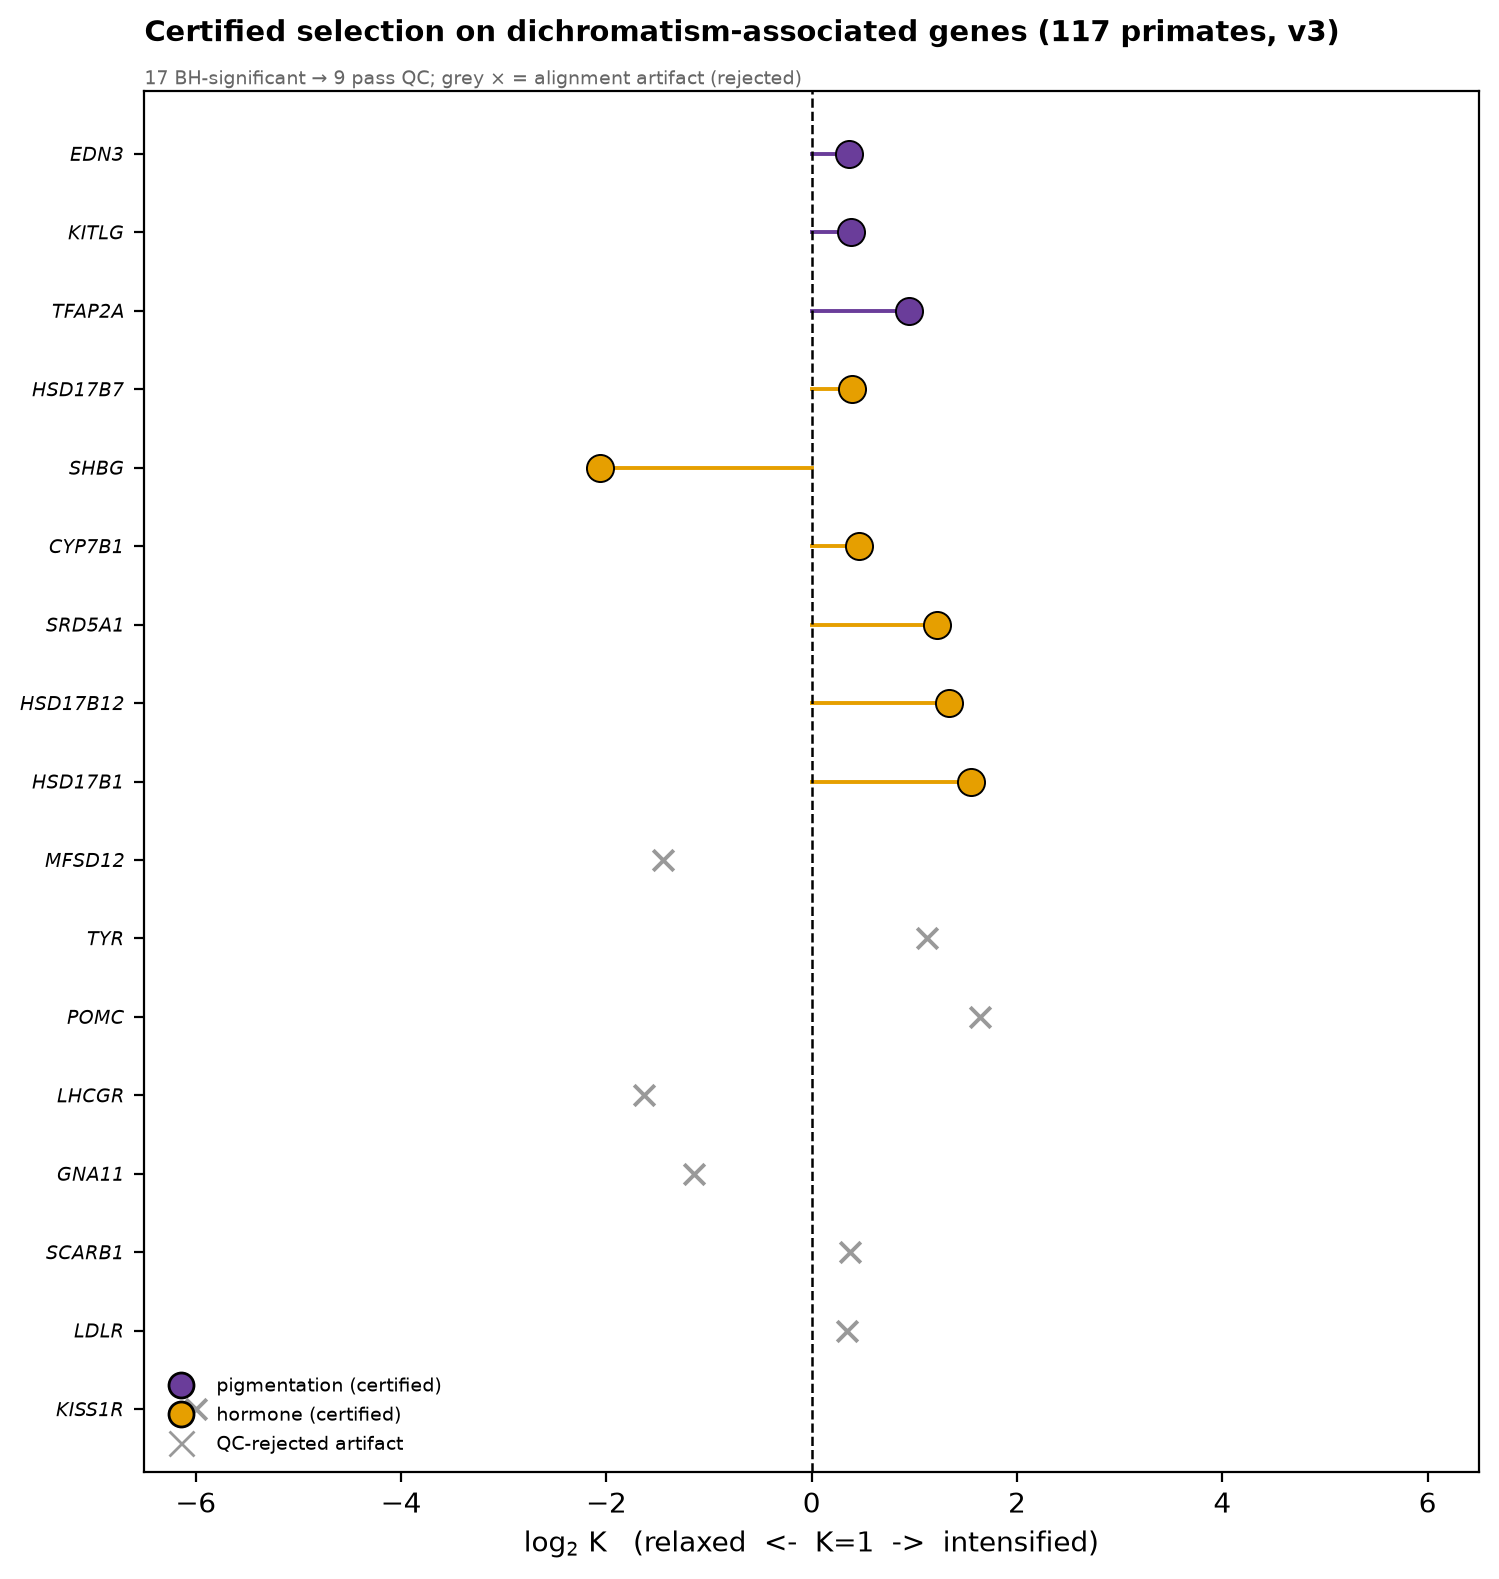
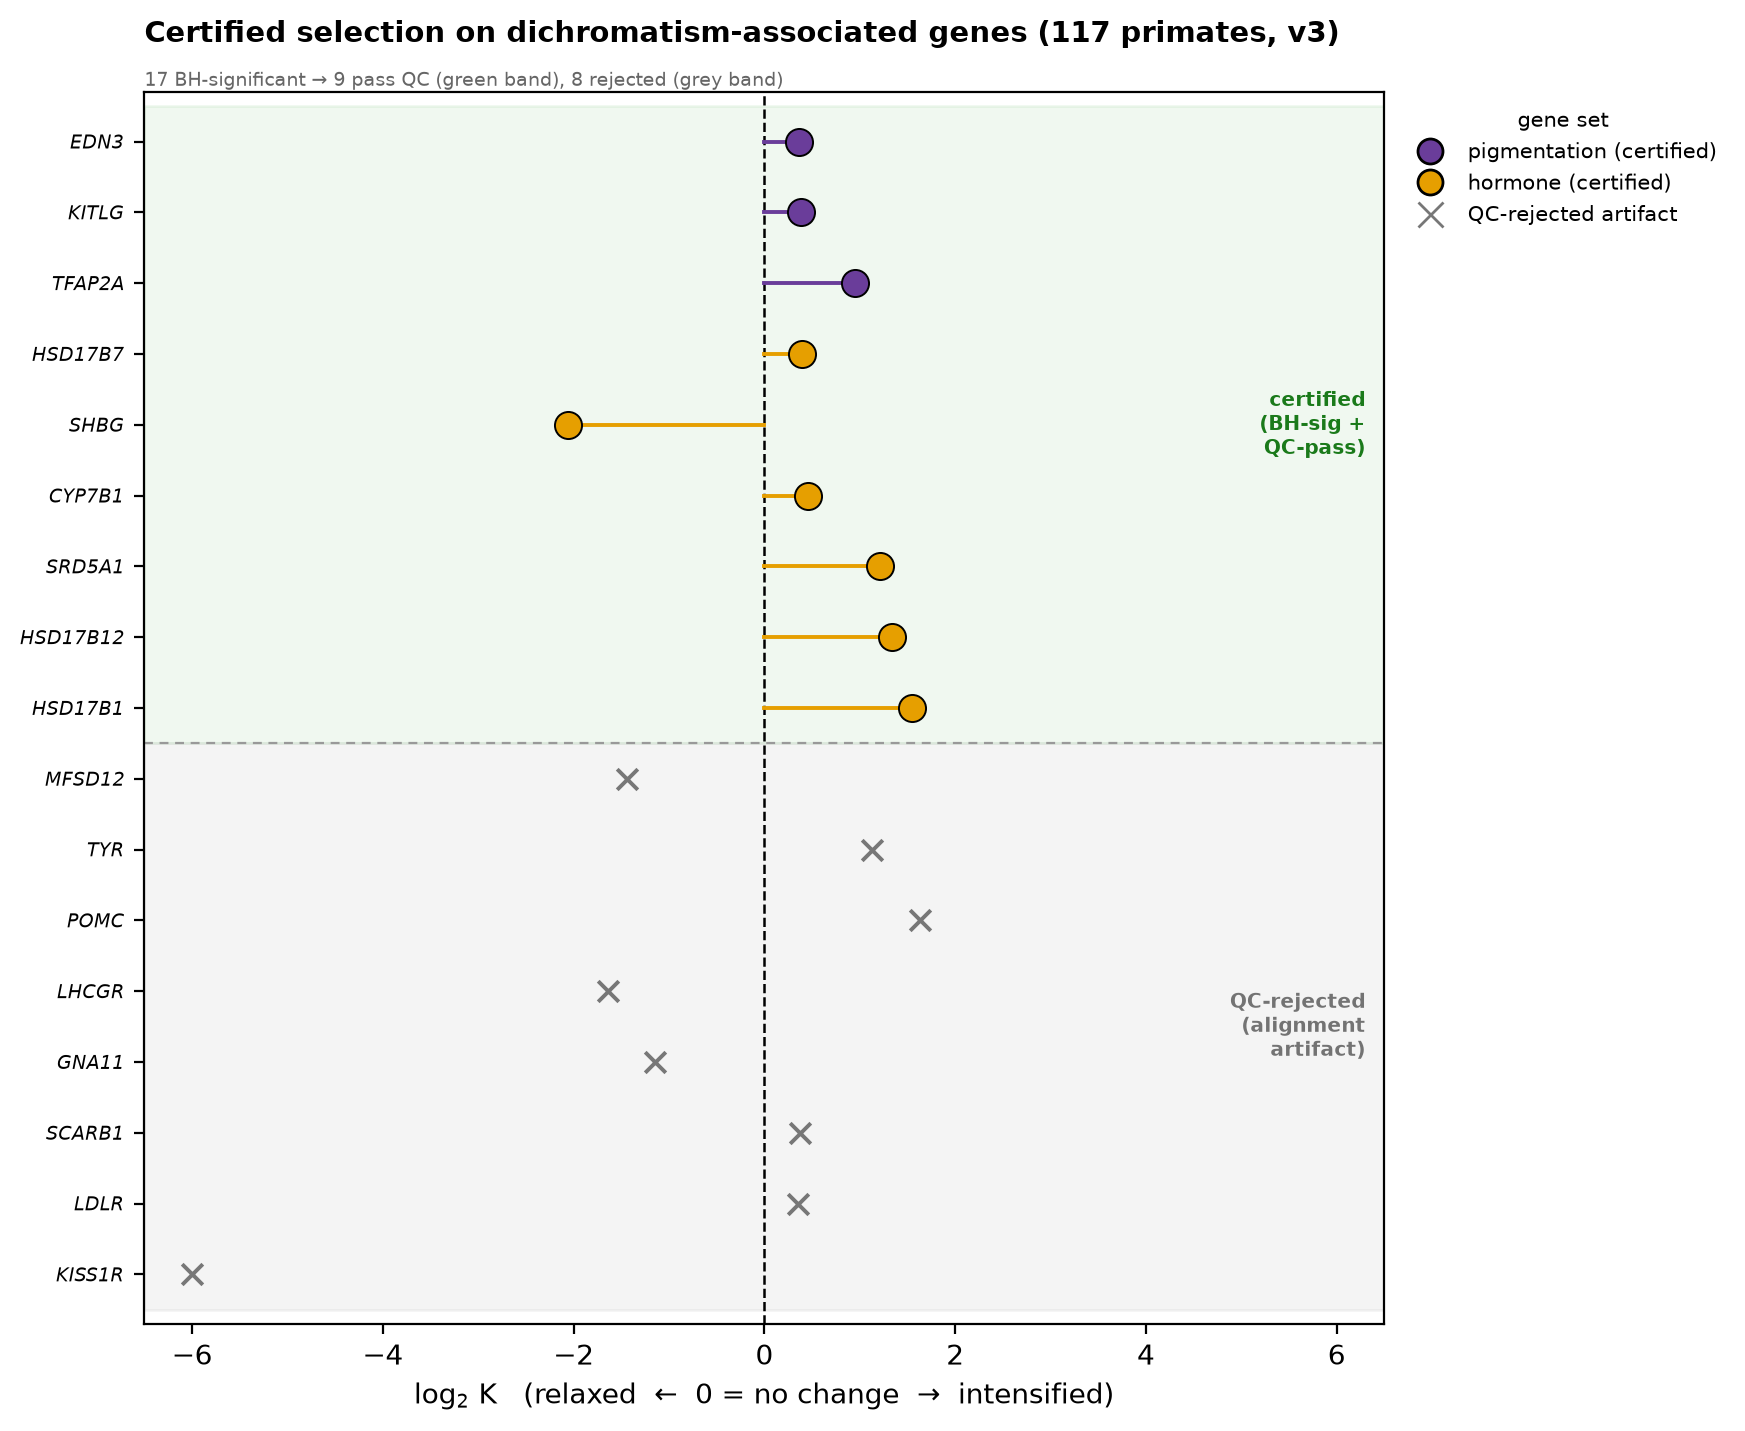
The change to this notebook cell's code, shown as a diff; its figure went from the first image to the second:
--- before
+++ after
@@ -1,3 +1,3 @@
-fig, ax = plt.subplots(figsize=(7.6, 8))
+fig, ax = plt.subplots(figsize=(8.0, 8))
 PIG, HOR = "#6A3D9A", "#E69F00"   # purple / orange — NOT red/blue (which mean K-direction elsewhere)
 d = sig.copy().reset_index(drop=True)
@@ -5,19 +5,33 @@
 d = d.sort_values(["certified","set","p_BH"], ascending=[True,True,True]).reset_index(drop=True)
 y = np.arange(len(d))
+n_cert = int(d.certified.sum()); n_rej = len(d) - n_cert
+bnd = n_rej - 0.5   # boundary between the QC-rejected block (below) and certified block (above)
+
+# --- background bands: certified block (green tint) vs QC-rejected block (grey tint) ---
+ax.axhspan(bnd, len(d)-0.5, color="#2ca02c", alpha=0.07, zorder=0)
+ax.axhspan(-0.5, bnd,       color="#999999", alpha=0.10, zorder=0)
+ax.axhline(bnd, color="0.6", lw=0.8, ls=(0,(4,3)), zorder=1)
+
 for yi,(_,r) in zip(y, d.iterrows()):
     col = PIG if r.set=="pigmentation" else HOR
     if r.certified:
-        ax.plot([0, r.log2K],[yi,yi], color=col, lw=1.4, zorder=1)
-        ax.scatter(r.log2K, yi, s=95, color=col, edgecolor="k", lw=0.7, zorder=3)
+        ax.plot([0, r.log2K],[yi,yi], color=col, lw=1.4, zorder=2)
+        ax.scatter(r.log2K, yi, s=95, color=col, edgecolor="k", lw=0.7, zorder=4)
     else:
-        ax.scatter(np.clip(r.log2K,-6,6), yi, s=55, marker="x", color="#999", lw=1.4, zorder=2)
-ax.axvline(0, color="k", lw=0.9, ls="--")
+        ax.scatter(np.clip(r.log2K,-6,6), yi, s=55, marker="x", color="#777", lw=1.4, zorder=3)
+ax.axvline(0, color="k", lw=0.9, ls="--", zorder=1)
 ax.set_yticks(y); ax.set_yticklabels([f"$\\it{{{g}}}$" for g in d.gene], fontsize=7)
-ax.set_xlabel("log$_2$ K   (relaxed  <-  K=1  ->  intensified)")
-ax.set_xlim(-6.5, 6.5)
+ax.set_xlabel("log$_2$ K   (relaxed  \u2190  0 = no change  \u2192  intensified)")
+ax.set_xlim(-6.5, 6.5); ax.set_ylim(-0.7, len(d)-0.3)
+
+# --- block labels at the right edge, in the empty space ---
+ax.text(6.3, (bnd+len(d)-0.5)/2, "certified\n(BH-sig +\nQC-pass)", fontsize=7.2, ha="right",
+        va="center", color="#1a7a1a", fontweight="bold")
+ax.text(6.3, (bnd-0.5)/2, "QC-rejected\n(alignment\nartifact)", fontsize=7.2, ha="right",
+        va="center", color="0.45", fontweight="bold")
+
 ax.set_title("Certified selection on dichromatism-associated genes (117 primates, v3)",
              loc="left", fontweight="bold", fontsize=10.5, pad=18)
-n_cert = d.certified.sum()
-ax.text(0.0, 1.005, f"{len(d)} BH-significant \u2192 {n_cert} pass QC; grey \u00d7 = alignment artifact (rejected)",
+ax.text(0.0, 1.005, f"{len(d)} BH-significant \u2192 {n_cert} pass QC (green band), {n_rej} rejected (grey band)",
         transform=ax.transAxes, fontsize=7, color="0.4", ha="left")
 from matplotlib.lines import Line2D
@@ -25,6 +39,7 @@
     Line2D([],[],marker="o",color="w",markerfacecolor=PIG,markeredgecolor="k",label="pigmentation (certified)",ls="",ms=9),
     Line2D([],[],marker="o",color="w",markerfacecolor=HOR,markeredgecolor="k",label="hormone (certified)",ls="",ms=9),
-    Line2D([],[],marker="x",color="#999",label="QC-rejected artifact",ls="",ms=9)],
-    loc="lower left", frameon=False, fontsize=7)
-fig.tight_layout(); fig.savefig(FIG/"fig1_certified_selection.png", dpi=200, bbox_inches="tight")
+    Line2D([],[],marker="x",color="#777",label="QC-rejected artifact",ls="",ms=9)],
+    loc="upper left", bbox_to_anchor=(1.005, 1.0), frameon=False, fontsize=7.5,
+    title="gene set", title_fontsize=7.5)
+fig.savefig(FIG/"fig1_certified_selection.png", dpi=200, bbox_inches="tight")
 plt.show()

Commit: analysis: fig polish — Fig1 certified/rejected bands + legend off data, Fig2/4 label de-crowding